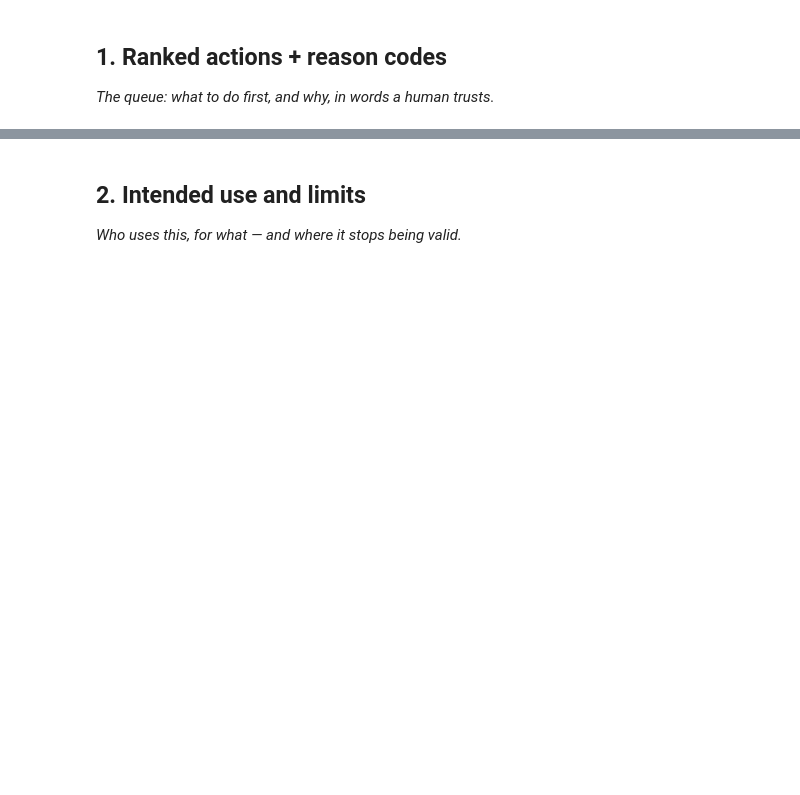
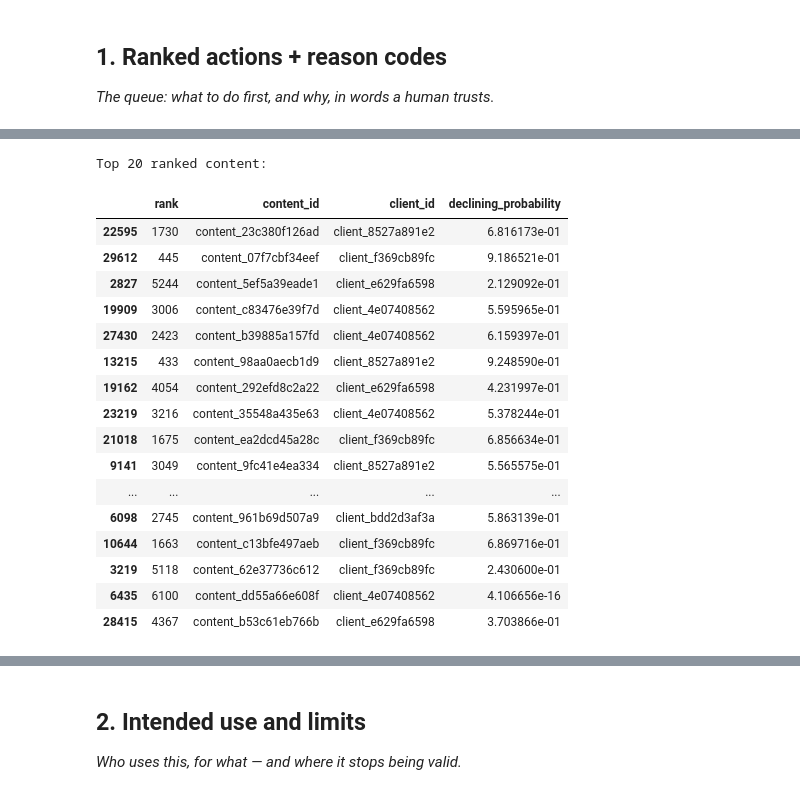
Before and after one commit to jenilrupareliya5150-bit/FlyRankAi-ml-Track, a Jupyter notebook: work/notebooks/w07_action_playbook.ipynb, the cells around one changed output, grey strips where cells are left out. Drawn from its saved outputs; the diff is of its cells as text; code cells hidden in the pictures; blank space fills up the shorter version.

```diff
--- a/work/notebooks/w07_action_playbook.ipynb
+++ b/work/notebooks/w07_action_playbook.ipynb
@@ -15,0 +66,18 @@ This skeleton is yours to fill. Work the sections **in order** — each one has
+# %%
+# Columns that should not be used as model features
+
+exclude_cols = [
+    "declining_label",
+    "trend_direction",
+    "trend_pct",
+    "content_id",
+    "client_id"
+]
+
+feature_cols = [
+    col for col in df.columns
+    if col not in exclude_cols
+]
+
+print("Number of features:", len(feature_cols))
+print(feature_cols)
@@ -15,0 +174,48 @@ This skeleton is yours to fill. Work the sections **in order** — each one has
+# %%
+# Predict probability of declining
+
+test_df["declining_probability"] = model.predict_proba(
+    X_test
+)[:, 1]
+
+# Rank highest-risk content first
+
+
+ranked_queue = test_df.sort_values(
+    "declining_probability",
+    ascending=False
+).copy()
+
+
+ranked_queue["rank"] = range(1, len(ranked_queue) + 1)
+
+print("Top 20 ranked content:")
+display(
+    ranked_queue[
+        [
+            "rank",
+            "content_id",
+            "client_id",
+            "declining_probability"
+        ]
+    ].sample(20)
+)
+# %% [output]
+Top 20 ranked content:
+|  | rank | content_id | client_id | declining_probability |
+| 22595 | 1730 | content_23c380f126ad | client_8527a891e2 | 6.816173e-01 |
+| 29612 | 445 | content_07f7cbf34eef | client_f369cb89fc | 9.186521e-01 |
+| 2827 | 5244 | content_5ef5a39eade1 | client_e629fa6598 | 2.129092e-01 |
+| 19909 | 3006 | content_c83476e39f7d | client_4e07408562 | 5.595965e-01 |
+| 27430 | 2423 | content_b39885a157fd | client_4e07408562 | 6.159397e-01 |
+| 13215 | 433 | content_98aa0aecb1d9 | client_8527a891e2 | 9.248590e-01 |
+| 19162 | 4054 | content_292efd8c2a22 | client_e629fa6598 | 4.231997e-01 |
+| 23219 | 3216 | content_35548a435e63 | client_4e07408562 | 5.378244e-01 |
+| 21018 | 1675 | content_ea2dcd45a28c | client_f369cb89fc | 6.856634e-01 |
+| 9141 | 3049 | content_9fc41e4ea334 | client_8527a891e2 | 5.565575e-01 |
+| ... | ... | ... | ... | ... |
+| 6098 | 2745 | content_961b69d507a9 | client_bdd2d3af3a | 5.863139e-01 |
+| 10644 | 1663 | content_c13bfe497aeb | client_f369cb89fc | 6.869716e-01 |
+| 3219 | 5118 | content_62e37736c612 | client_f369cb89fc | 2.430600e-01 |
+| 6435 | 6100 | content_dd55a66e608f | client_4e07408562 | 4.106656e-16 |
+| 28415 | 4367 | content_b53c61eb766b | client_e629fa6598 | 3.703866e-01 |
```
Also changed, not shown: parts of 23 cells of this notebook.
